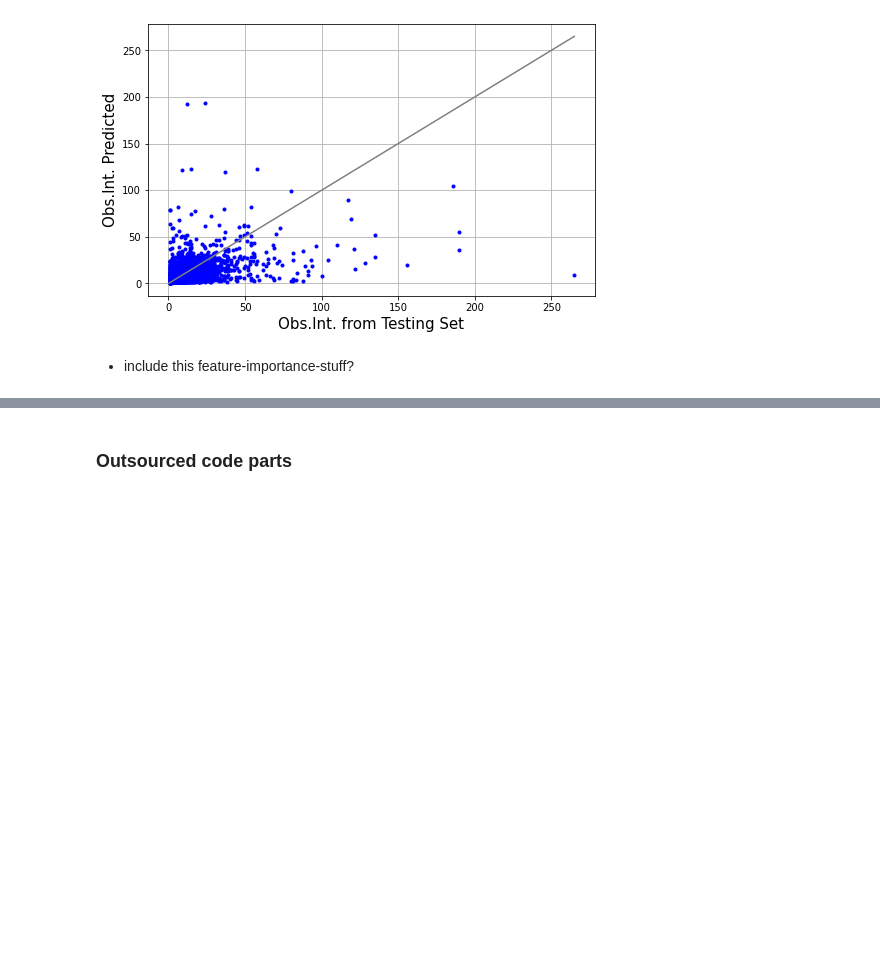
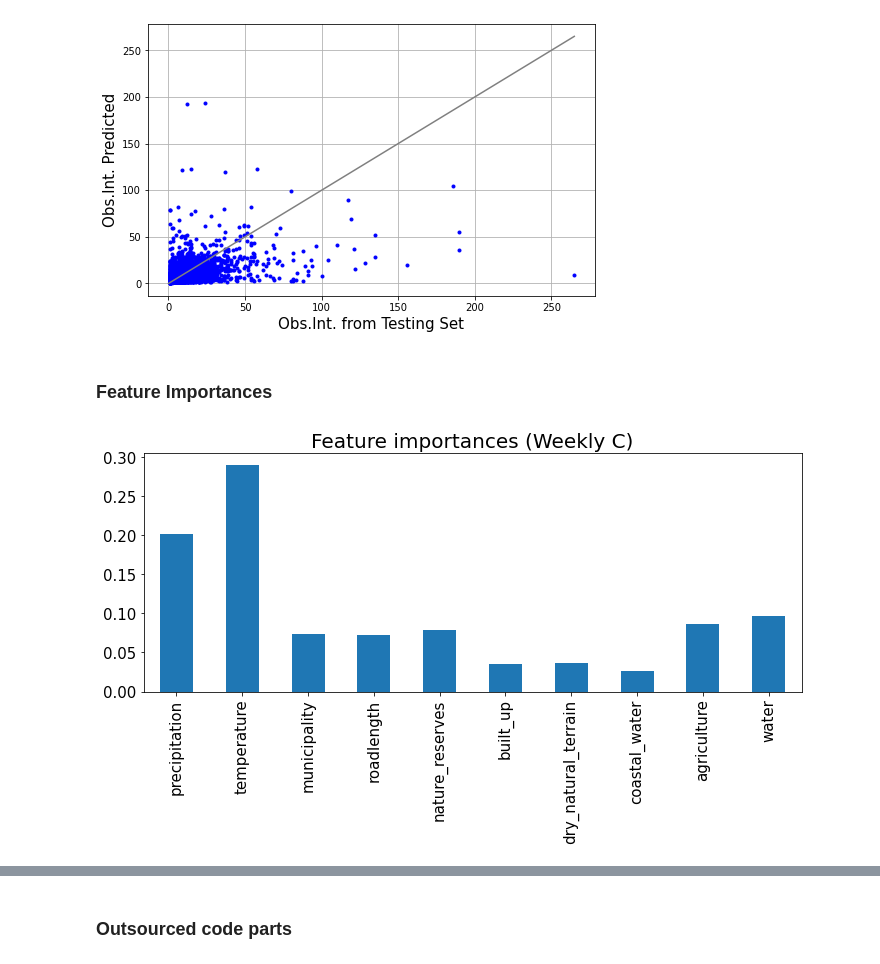
Before and after one commit to 3enedix/BGP_2021_B, a Jupyter notebook: ML.ipynb, the cells around one changed output, grey strips where cells are left out. Drawn from its saved outputs; the diff is of its cells as text; code cells hidden in the pictures; blank space fills up the shorter version.

Commit message:
added feature importances

```diff
--- a/ML.ipynb
+++ b/ML.ipynb
@@ -273,4 +273,18 @@ How well does the model represent the training set:  0.912154990509828
 Coefficient of determination R^2:  0.3060696450513348
 [figure]
 # %% [markdown]
-- include this feature-importance-stuff?
+### Feature Importances
+# %%
+rf = RandomForestRegressor(n_estimators=50, criterion="squared_error", max_depth=None, max_features="auto", bootstrap=True, min_samples_split=2, n_jobs=1, random_state=0)
+model = rf.fit(xtrain, ytrain)
+ypred = rf.predict(xtest)
+
+importances = rf.feature_importances_
+forest_importances = pd.Series(importances, index=feature_list_weekly)
+
+fig, ax = plt.subplots(figsize=(10,6))
+forest_importances.plot.bar(fontsize=15)
+ax.set_title("Feature importances (Weekly C)", fontsize=20)
+fig.tight_layout()
+# %% [output]
+[figure, added]
```
Also changed, not shown: parts of 3 cells of this notebook.
